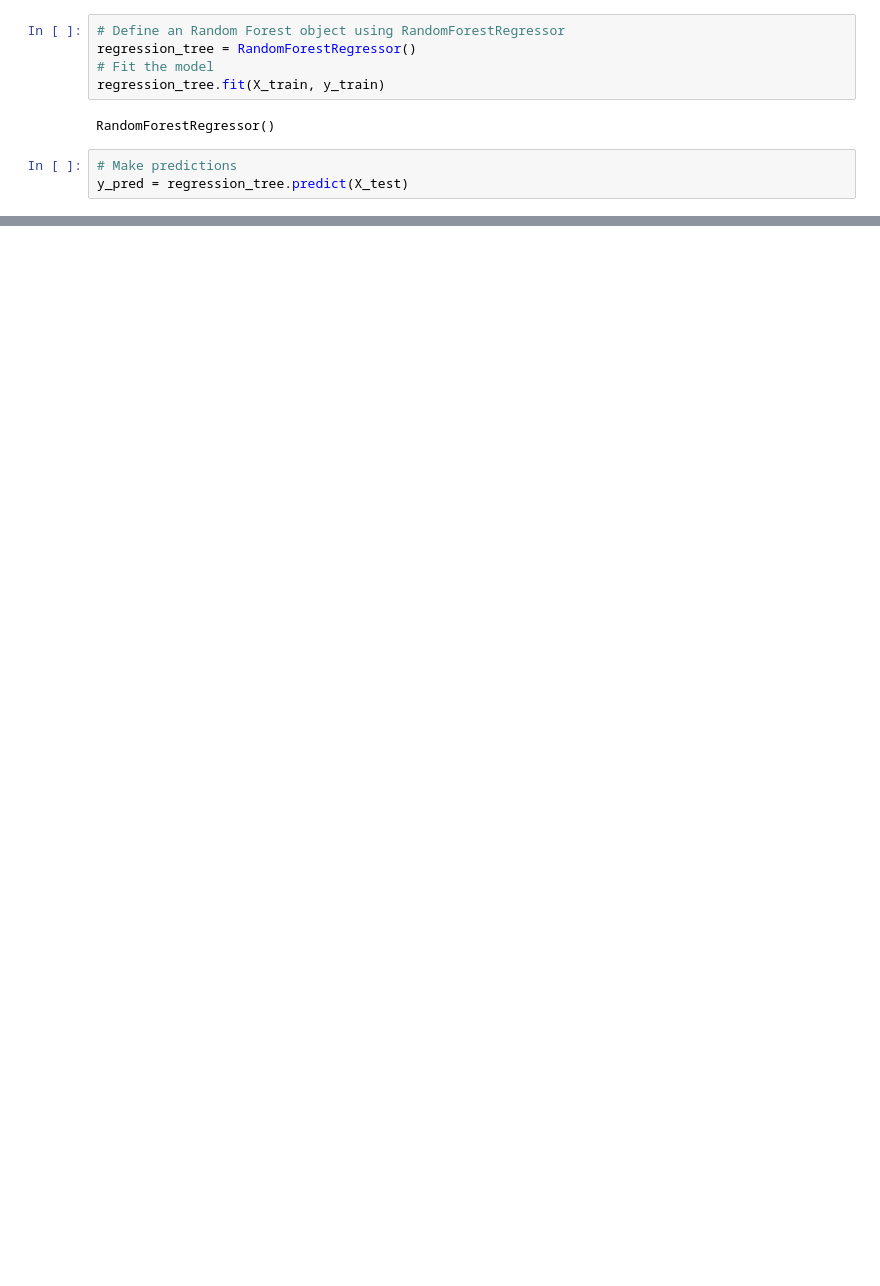
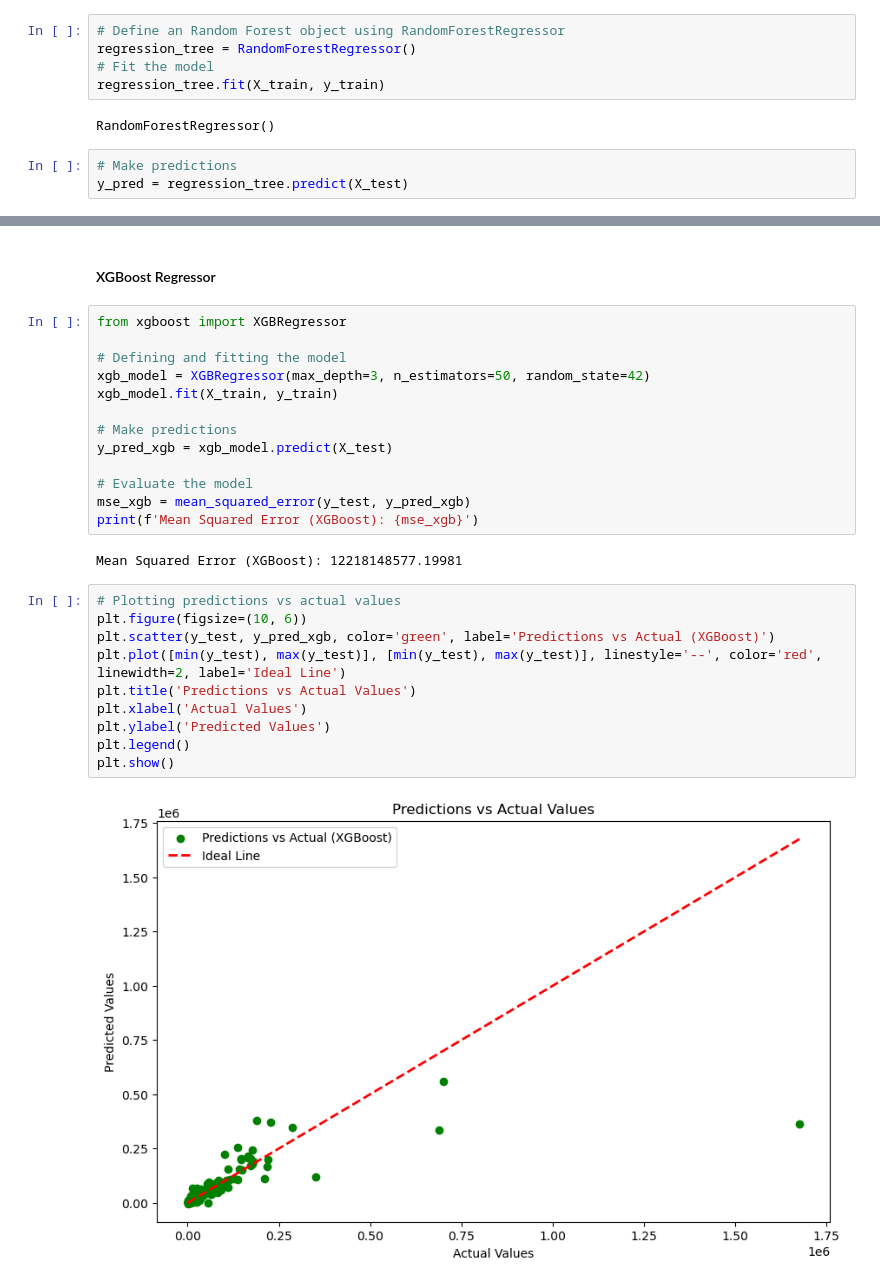
Before and after one commit to eunjeongc/covcast, a Jupyter notebook: Regression Tree.ipynb, the cells around one changed output, grey strips where cells are left out. Cells and saved outputs as stored; diff of their text form; blank space fills up the shorter version.

```diff
--- a/Regression Tree.ipynb
+++ b/Regression Tree.ipynb
@@ -91,0 +96,29 @@ plt.show()
+# %% [markdown]
+#### XGBoost Regressor
+# %%
+from xgboost import XGBRegressor
+
+# Defining and fitting the model
+xgb_model = XGBRegressor(max_depth=3, n_estimators=50, random_state=42)
+xgb_model.fit(X_train, y_train)
+
+# Make predictions
+y_pred_xgb = xgb_model.predict(X_test)
+
+# Evaluate the model
+mse_xgb = mean_squared_error(y_test, y_pred_xgb)
+print(f'Mean Squared Error (XGBoost): {mse_xgb}')
+# %% [output]
+Mean Squared Error (XGBoost): 12218148577.19981
+# %%
+# Plotting predictions vs actual values
+plt.figure(figsize=(10, 6))
+plt.scatter(y_test, y_pred_xgb, color='green', label='Predictions vs Actual (XGBoost)')
+plt.plot([min(y_test), max(y_test)], [min(y_test), max(y_test)], linestyle='--', color='red', linewidth=2, label='Ideal Line')
+plt.title('Predictions vs Actual Values')
+plt.xlabel('Actual Values')
+plt.ylabel('Predicted Values')
+plt.legend()
+plt.show()
+# %% [output]
+[figure, added]
```
Also changed, not shown: parts of 8 cells of this notebook.
